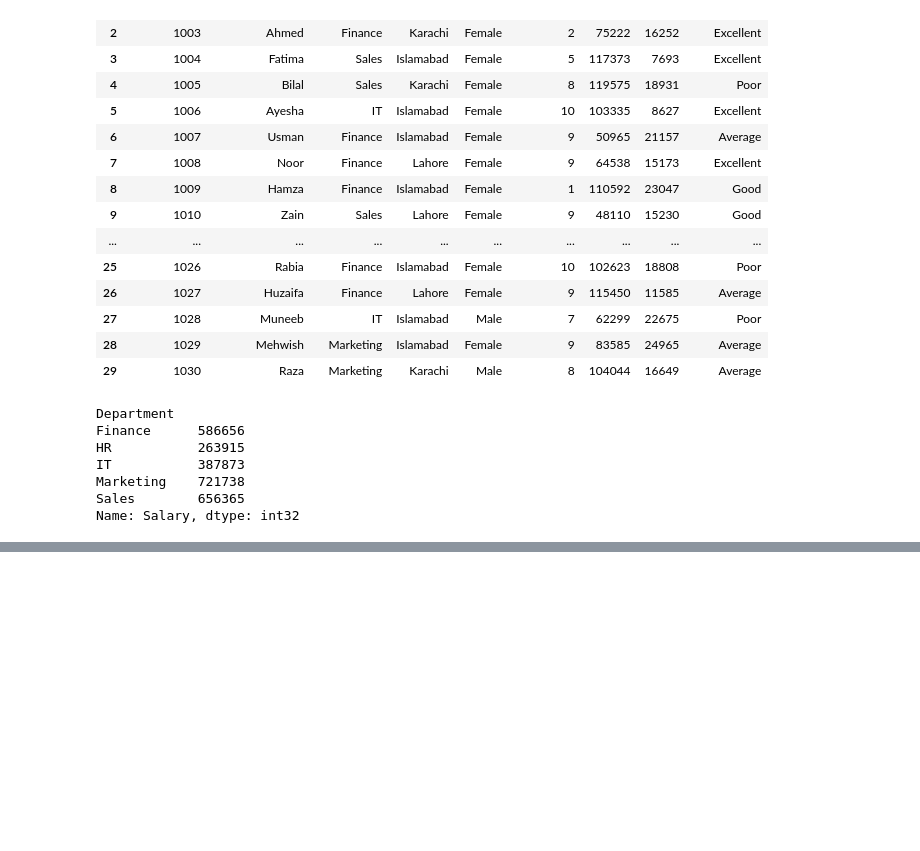
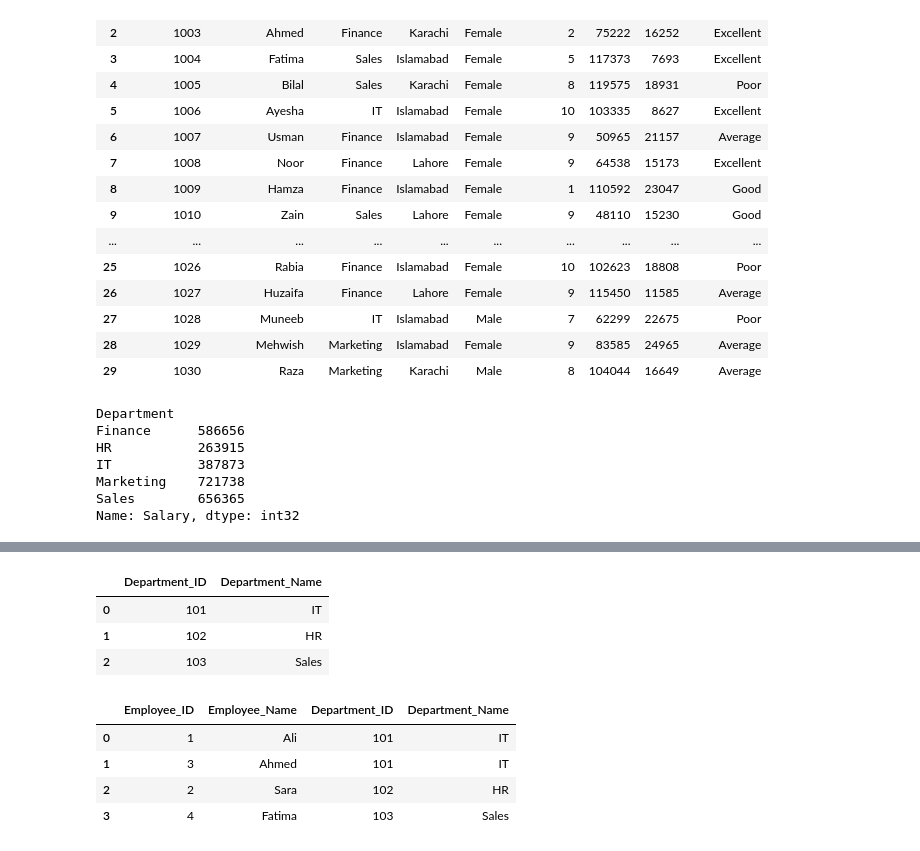
Before and after one commit to SyedSamiUllah1/Python_Practice, a Jupyter notebook: Book.ipynb, the cells around one changed output, grey strips where cells are left out. Drawn from its saved outputs; the diff is of its cells as text; code cells hidden in the pictures; blank space fills up the shorter version.

```diff
--- a/Book.ipynb
+++ b/Book.ipynb
@@ -1482,0 +1485,8 @@ df2.groupby('Department')
+# %%
+employees = pd.DataFrame({
+    'Employee_ID':[1,2,3,4],
+    'Employee_Name':['Ali','Sara','Ahmed','Fatima'],
+    'Department_ID':[101,102,101,103]
+})
+
+employees
@@ -1482,0 +1499,20 @@ df2.groupby('Department')
+# %%
+departments = pd.DataFrame({
+    'Department_ID':[101,102,103],
+    'Department_Name':['IT','HR','Sales']
+})
+
+departments
+# %% [output]
+|  | Department_ID | Department_Name |
+| 0 | 101 | IT |
+| 1 | 102 | HR |
+| 2 | 103 | Sales |
+# %%
+pd.merge(employees, departments, on='Department_ID')
+# %% [output]
+|  | Employee_ID | Employee_Name | Department_ID | Department_Name |
+| 0 | 1 | Ali | 101 | IT |
+| 1 | 3 | Ahmed | 101 | IT |
+| 2 | 2 | Sara | 102 | HR |
+| 3 | 4 | Fatima | 103 | Sales |
```
Also changed, not shown: parts of 46 cells of this notebook.
